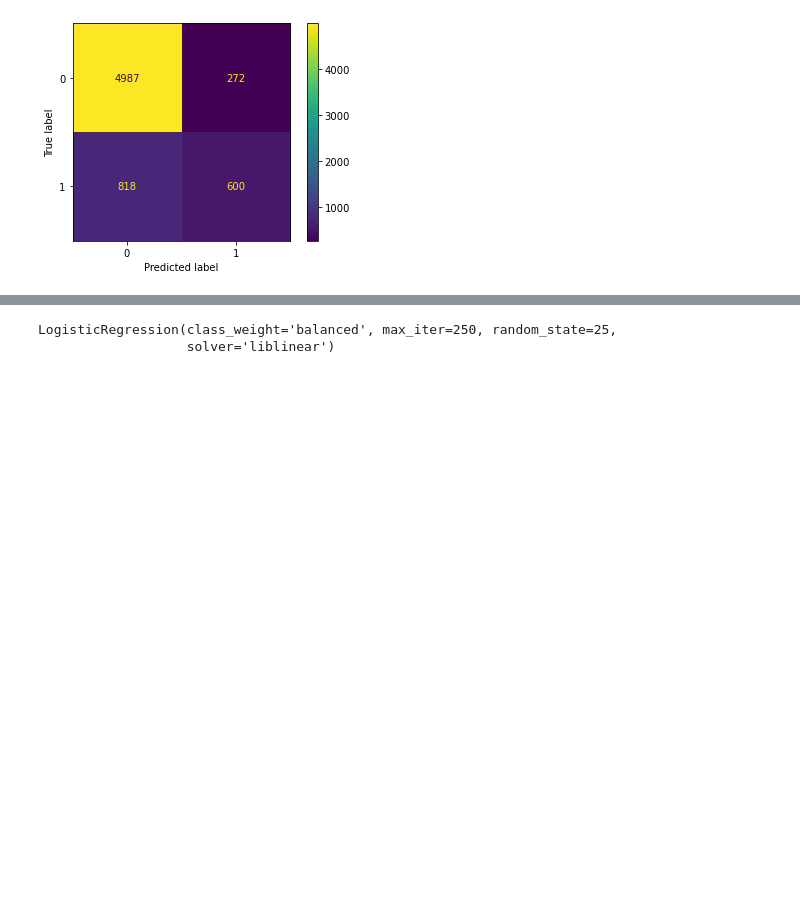
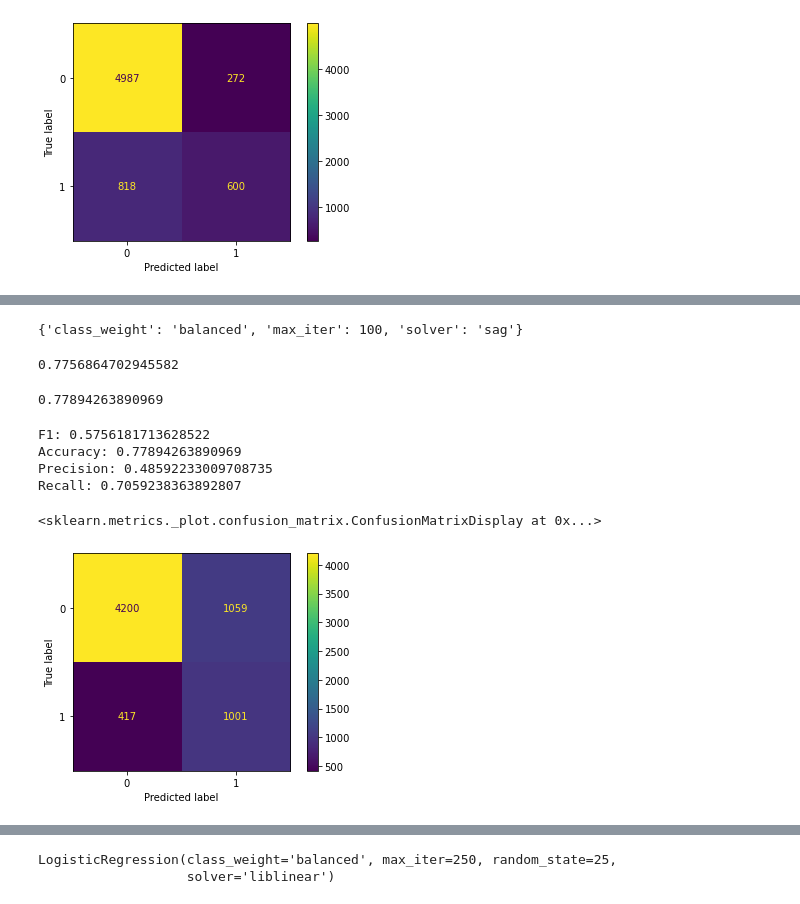
Before and after one commit to smashley-eakland/who-wants-shots, a Jupyter notebook: Vaccinations.ipynb, the cells around one changed output, grey strips where cells are left out. Cells and saved outputs as stored; diff of their text form; code cells hidden in the pictures; blank space fills up the shorter version.

```diff
--- a/Vaccinations.ipynb
+++ b/Vaccinations.ipynb
@@ -682,0 +718,27 @@ plot_confusion_matrix(lr_base, X_test_clean, y_test)
+# %%
+lr_gs.best_params_
+# %% [output]
+{'class_weight': 'balanced', 'max_iter': 100, 'solver': 'sag'}
+# %%
+lr_gs.best_score_
+# %% [output]
+0.7756864702945582
+# %%
+lr_gs.score(X_test_clean, y_test)
+# %% [output]
+0.77894263890969
+# %%
+print("F1:", f1_score(y_test, lr_gs.predict(X_test_clean)))
+print("Accuracy:", accuracy_score(y_test, lr_gs.predict(X_test_clean)))
+print("Precision:", precision_score(y_test, lr_gs.predict(X_test_clean)))
+print("Recall:", recall_score(y_test, lr_gs.predict(X_test_clean)))
+# %% [output]
+F1: 0.5756181713628522
+Accuracy: 0.77894263890969
+Precision: 0.48592233009708735
+Recall: 0.7059238363892807
+# %%
+plot_confusion_matrix(lr_gs, X_test_clean, y_test)
+# %% [output]
+<sklearn.metrics._plot.confusion_matrix.ConfusionMatrixDisplay at 0x...>
+[figure, added]
```
Also changed, not shown: parts of 61 cells of this notebook.
